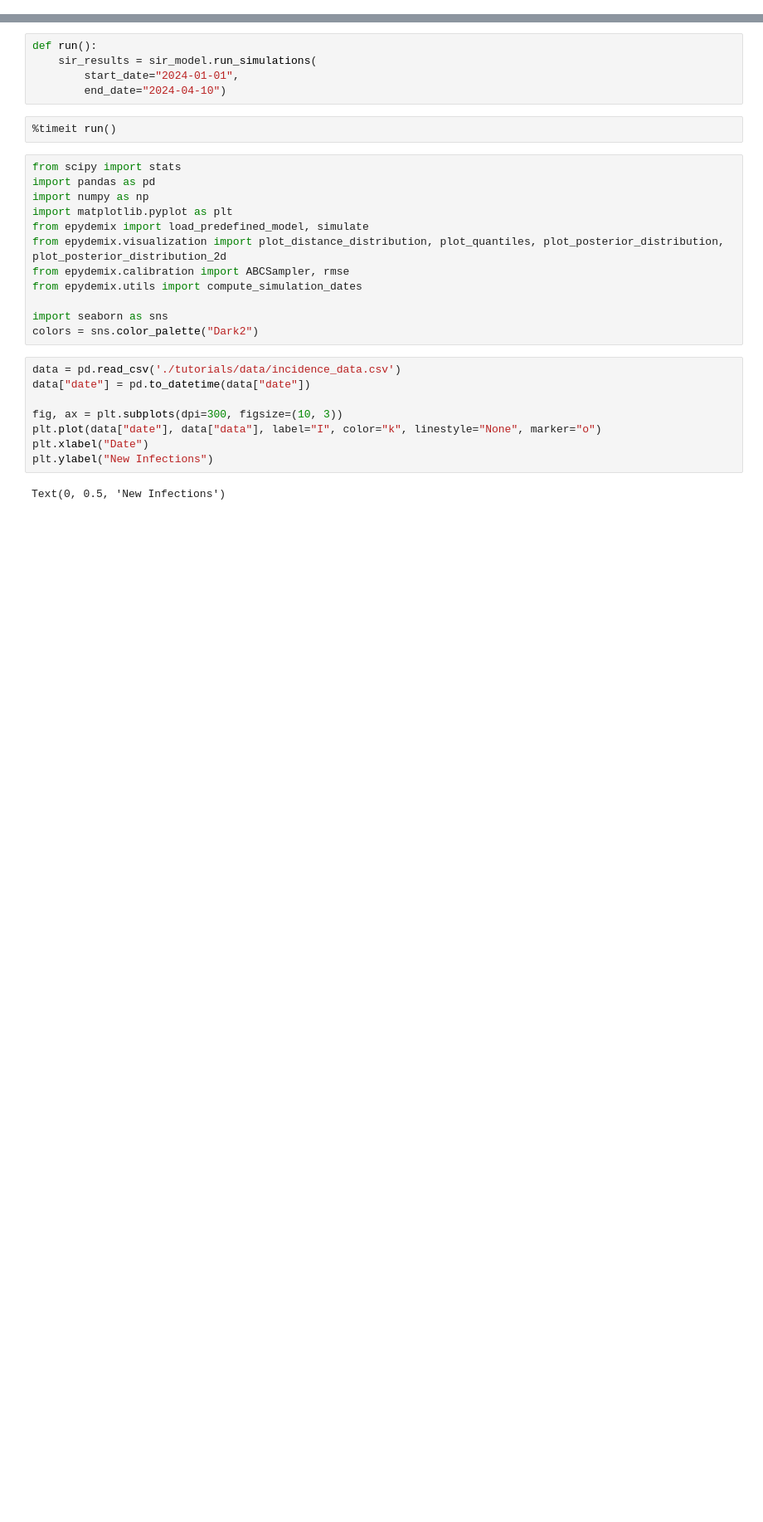
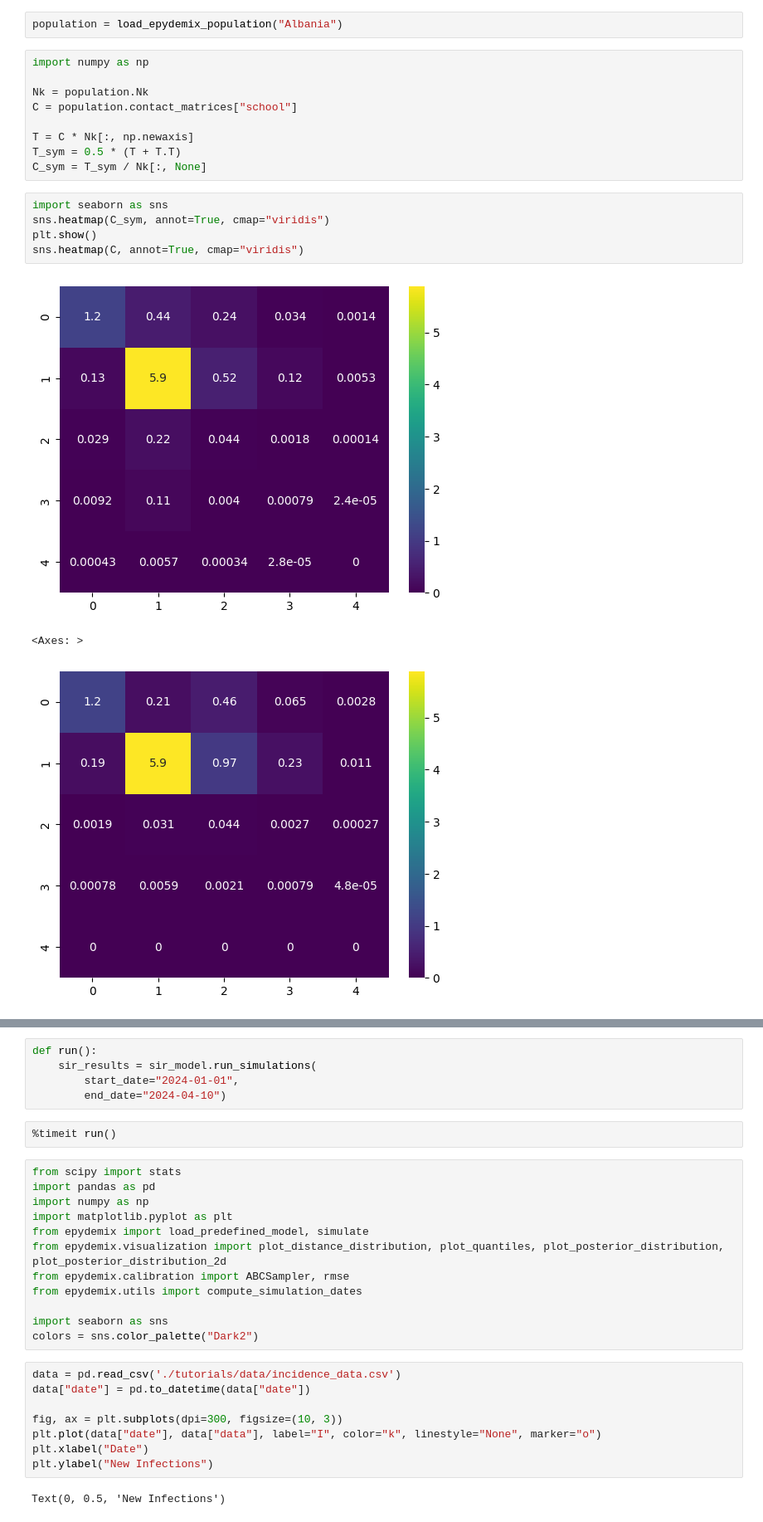
Before and after one commit to epistorm/epydemix, a Jupyter notebook: test.ipynb, the cells around one changed output, grey strips where cells are left out. Shown at 83% size. Drawn from its saved outputs; the diff is of its cells as text; blank space fills up the shorter version.

```diff
--- a/test.ipynb
+++ b/test.ipynb
@@ -4 +5,21 @@ from epydemix import EpiModel
 from epydemix.visualization import plot_quantiles, plot_trajectories
+# %%
+population = load_epydemix_population("Albania")
+# %%
+import numpy as np
+
+Nk = population.Nk
+C = population.contact_matrices["school"]
+
+T = C * Nk[:, np.newaxis]
+T_sym = 0.5 * (T + T.T)
+C_sym = T_sym / Nk[:, None]
+# %%
+import seaborn as sns
+sns.heatmap(C_sym, annot=True, cmap="viridis")
+plt.show()
+sns.heatmap(C, annot=True, cmap="viridis")
+# %% [output]
+[figure, added]
+<Axes: >
+[figure, added]
```
Also changed, not shown: parts of 5 cells of this notebook, 2 other files.
